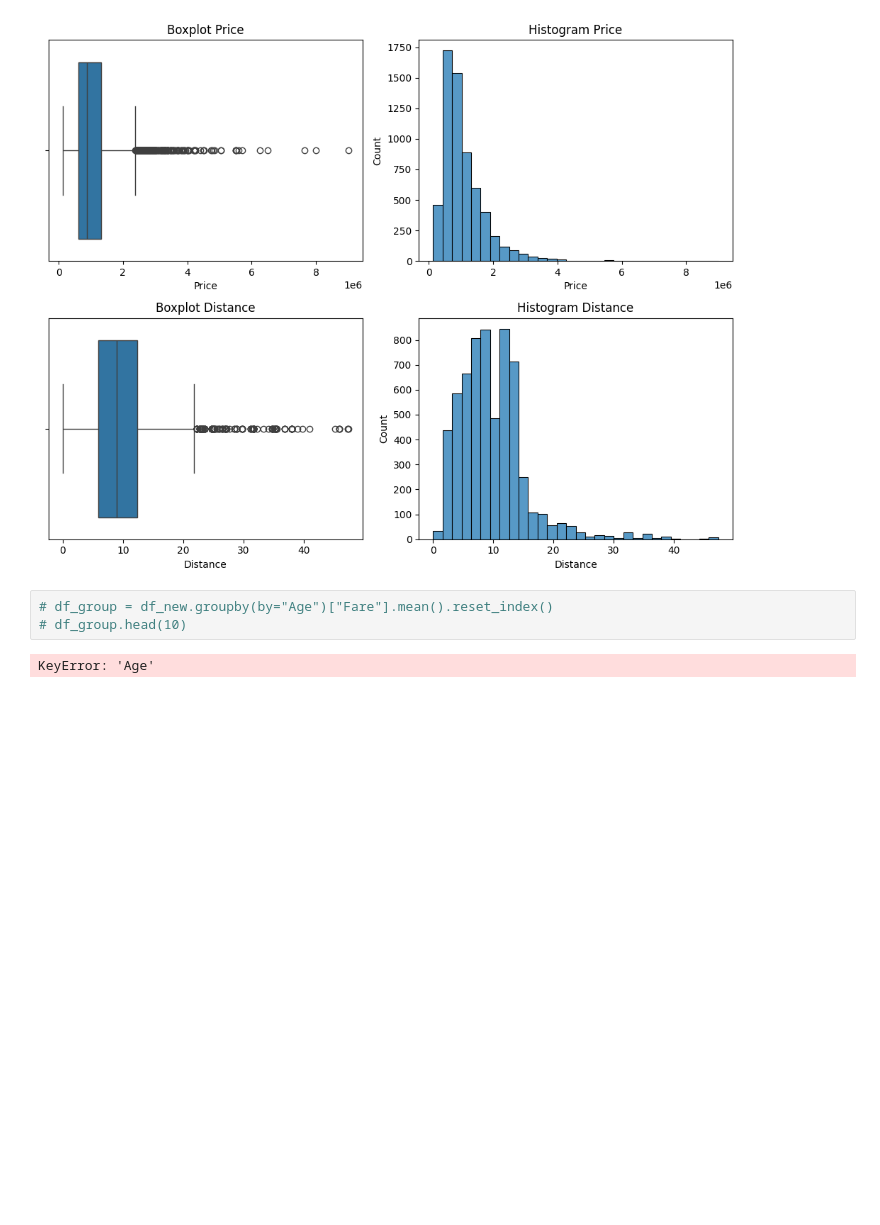
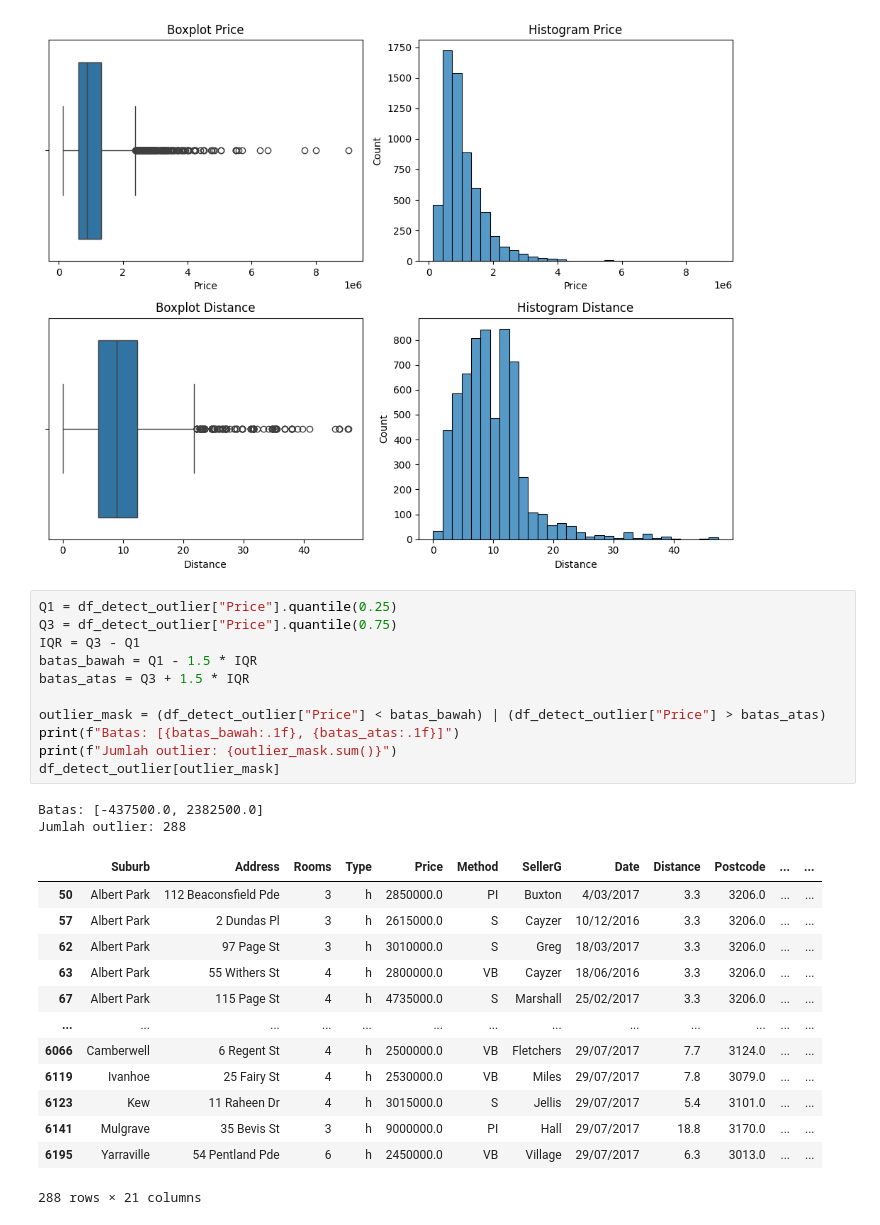
Before and after one commit to fauzan18296/Challenge-Foundations-Of-Data-Manipulation-And-Analysis, a Jupyter notebook: main.ipynb, the cells around one changed output. Saved outputs shown, nothing was run; the diff lists cells and outputs as text; blank space fills up the shorter version.

```diff
--- a/main.ipynb
+++ b/main.ipynb
@@ -201,7 +189,29 @@ plt.show()
 # %% [output]
 [figure]
 # %%
-# df_group = df_new.groupby(by="Age")["Fare"].mean().reset_index()
-# df_group.head(10)
+Q1 = df_detect_outlier["Price"].quantile(0.25)
+Q3 = df_detect_outlier["Price"].quantile(0.75)
+IQR = Q3 - Q1
+batas_bawah = Q1 - 1.5 * IQR
+batas_atas = Q3 + 1.5 * IQR
+
+outlier_mask = (df_detect_outlier["Price"] < batas_bawah) | (df_detect_outlier["Price"] > batas_atas)
+print(f"Batas: [{batas_bawah:.1f}, {batas_atas:.1f}]")
+print(f"Jumlah outlier: {outlier_mask.sum()}")
+df_detect_outlier[outlier_mask]
 # %% [output]
-KeyError: 'Age'
+Batas: [-437500.0, 2382500.0]
+Jumlah outlier: 288
+|  | Suburb | Address | Rooms | Type | Price | Method | SellerG | Date | Distance | Postcode | ... | ... |
+| 50 | Albert Park | 112 Beaconsfield Pde | 3 | h | 2850000.0 | PI | Buxton | 4/03/2017 | 3.3 | 3206.0 | ... | ... |
+| 57 | Albert Park | 2 Dundas Pl | 3 | h | 2615000.0 | S | Cayzer | 10/12/2016 | 3.3 | 3206.0 | ... | ... |
+| 62 | Albert Park | 97 Page St | 3 | h | 3010000.0 | S | Greg | 18/03/2017 | 3.3 | 3206.0 | ... | ... |
+| 63 | Albert Park | 55 Withers St | 4 | h | 2800000.0 | VB | Cayzer | 18/06/2016 | 3.3 | 3206.0 | ... | ... |
+| 67 | Albert Park | 115 Page St | 4 | h | 4735000.0 | S | Marshall | 25/02/2017 | 3.3 | 3206.0 | ... | ... |
+| ... | ... | ... | ... | ... | ... | ... | ... | ... | ... | ... | ... | ... |
+| 6066 | Camberwell | 6 Regent St | 4 | h | 2500000.0 | VB | Fletchers | 29/07/2017 | 7.7 | 3124.0 | ... | ... |
+| 6119 | Ivanhoe | 25 Fairy St | 4 | h | 2530000.0 | VB | Miles | 29/07/2017 | 7.8 | 3079.0 | ... | ... |
+| 6123 | Kew | 11 Raheen Dr | 4 | h | 3015000.0 | S | Jellis | 29/07/2017 | 5.4 | 3101.0 | ... | ... |
+| 6141 | Mulgrave | 35 Bevis St | 3 | h | 9000000.0 | PI | Hall | 29/07/2017 | 18.8 | 3170.0 | ... | ... |
+| 6195 | Yarraville | 54 Pentland Pde | 6 | h | 2450000.0 | VB | Village | 29/07/2017 | 6.3 | 3013.0 | ... | ... |
+288 rows × 21 columns
```
Also changed, not shown: parts of 3 cells of this notebook, 1 other file.
